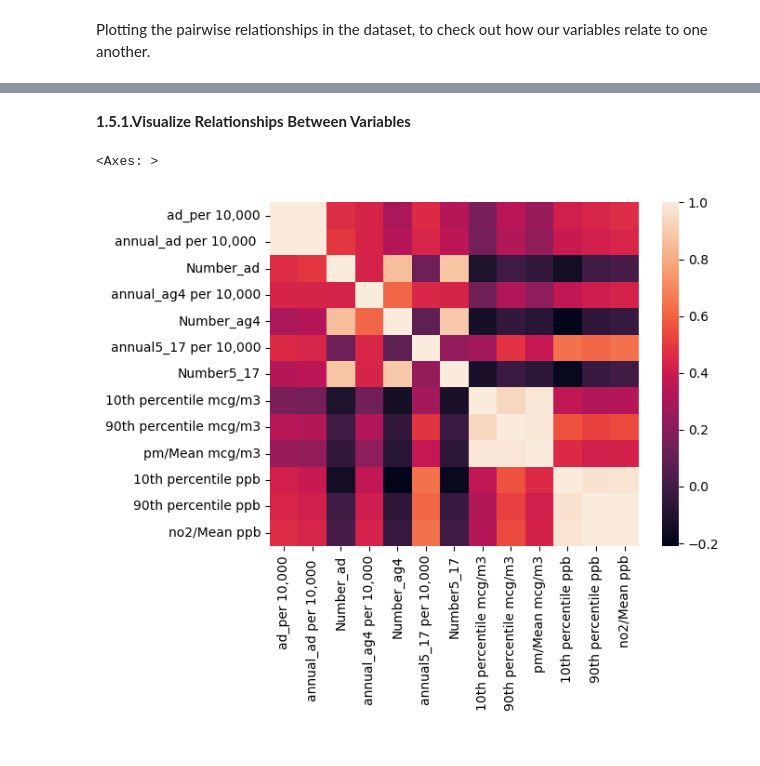
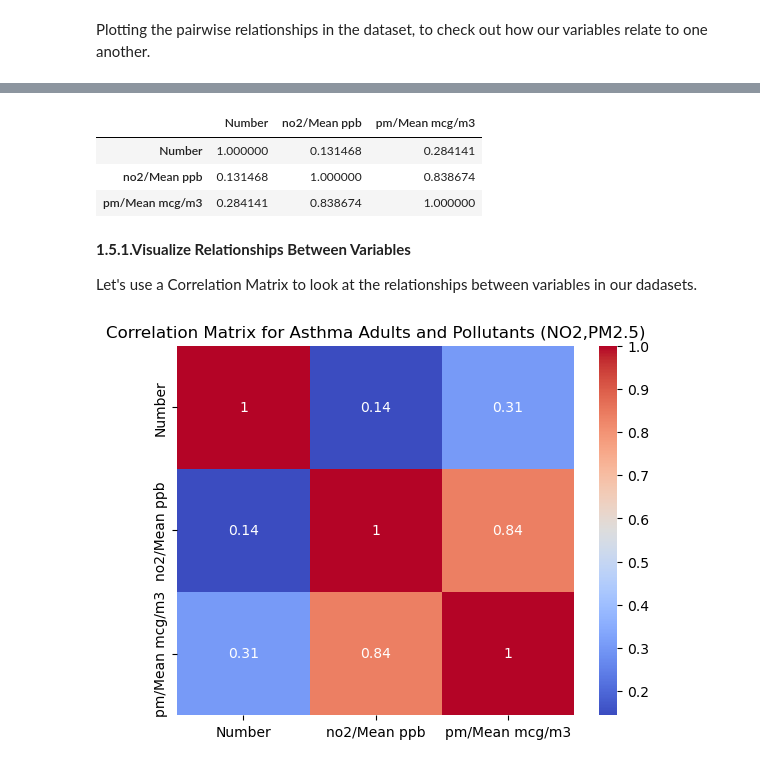
Before and after one commit to Mary080102/Capston-Two, a Jupyter notebook: Air quality- Exploratory Data Analysis.ipynb, the cells around one changed output, grey strips where cells are left out. Cells and saved outputs as stored; diff of their text form; code cells hidden in the pictures.

```diff
--- a/Air quality- Exploratory Data Analysis.ipynb
+++ b/Air quality- Exploratory Data Analysis.ipynb
@@ -23,7 +23,16 @@ import seaborn as sns
 # %% [markdown]
 **1.2.Lod the Data**
 # %%
-df=pd.read_csv('/Users/marzieh/Desktop/springboard.class/Projects/Capston Two/Raw data/merge4_cleaned.csv')
+#Load data for "aa_no_pm" include asthma adults, NO2, PM2.5
+df1=pd.read_csv('https://raw.githubusercontent.com/Mary080102/Capston-Two/main/Raw%20data/aa_no_pm_cleaned.csv')
+
+#Load data for "aag4_no_pm" include asthma age 4 and under, NO2, PM2.5
+
+df2=pd.read_csv('https://raw.githubusercontent.com/Mary080102/Capston-Two/main/Raw%20data/aag4_no_pm_cleaned.csv')
+
+#Load data for "aa5_17_no_pm" include asthma age 5 to 17 , NO2, PM2.5
+
+df3=pd.read_csv('https://raw.githubusercontent.com/Mary080102/Capston-Two/main/Raw%20data/aa5_17_no_pm_cleaned.csv')
 # %% [markdown]
 **1.3.Exploring the Data**
 # %%
@@ -87,8 +121,9 @@ I need to pick a dependent variable for my regression analysis: a variable whose
 # make a subset of df and drop unnecessary columns
 
 # List of columns you want to exclude
-columns_to_exclude= ['Year','GeoID','Geography','small_number_estimate']
-df1=df.columns.isin(columns_to_exclude)
-df_subset= df.loc[:, ~df1]
+columns_to_exclude= ['Year','GeoID','Geography','GeoType']
+
+# Select columns that are not in the exclusion list
+df1_subset= df1_subset = df1.loc[:, ~df1.columns.isin(columns_to_exclude)]
 # %%
 # Making a histogram for each variable in df
@@ -129,8 +205,21 @@ sns.pairplot(df_subset)
+# %%
+# Call the .corr() method on the dataset
+df3[['Number','no2/Mean ppb','pm/Mean mcg/m3']].corr()
+# %% [output]
+|  | Number | no2/Mean ppb | pm/Mean mcg/m3 |
+| Number | 1.000000 | 0.131468 | 0.284141 |
+| no2/Mean ppb | 0.131468 | 1.000000 | 0.838674 |
+| pm/Mean mcg/m3 | 0.284141 | 0.838674 | 1.000000 |
 # %% [markdown]
 **1.5.1.Visualize Relationships Between Variables**
+
+Let's use a Correlation Matrix to look at the relationships between variables in our dadasets.
 # %%
-# Make a heatmap of the data
-sns.heatmap(df_subset.corr())
+#correlation matrix 1
+#Create a correlation heatmap for looking at the correlation of all variables/features for all dfatasets for asthma adults
+
+sns.heatmap(df1_subset.corr(),annot=True, cmap='coolwarm')
+plt.title('Correlation Matrix for Asthma Adults and Pollutants (NO2,PM2.5)')
+plt.show()
 # %% [output]
-<Axes: >
-[figure, old version]
+[figure, new version]
```
Also changed, not shown: parts of 31 cells of this notebook.
